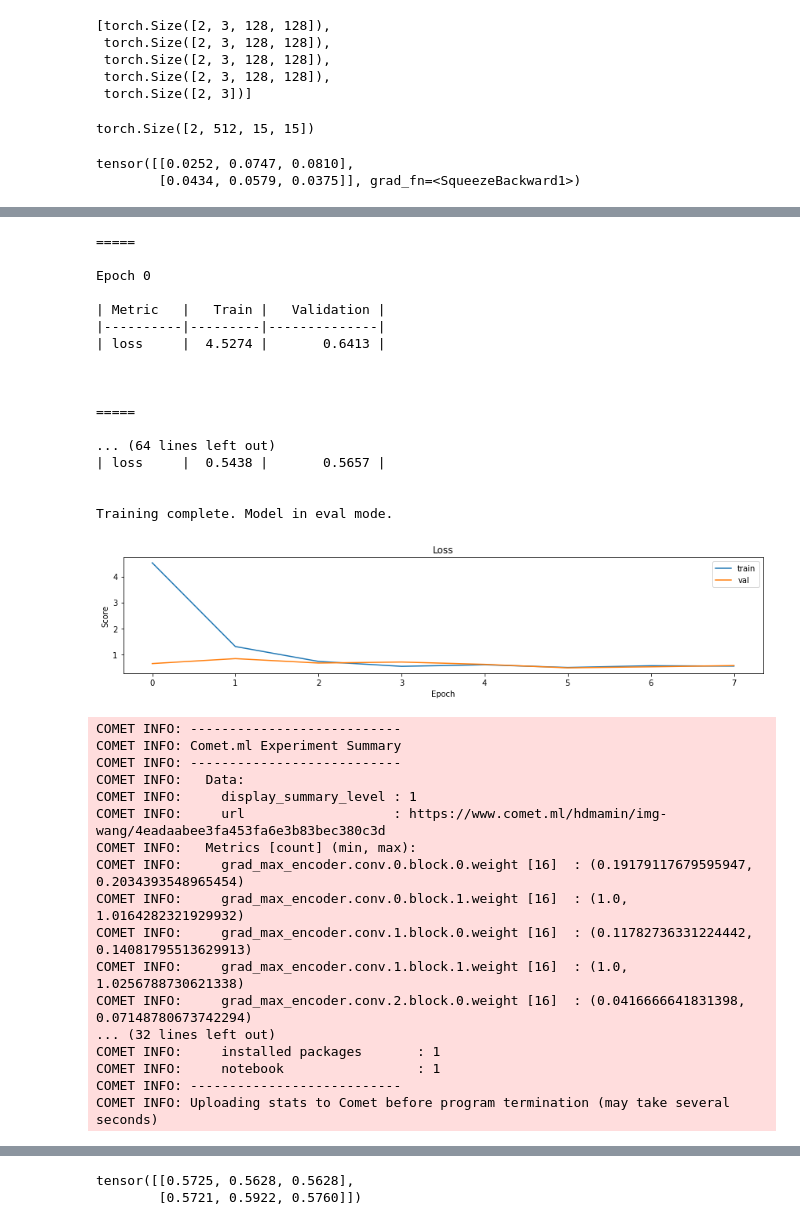
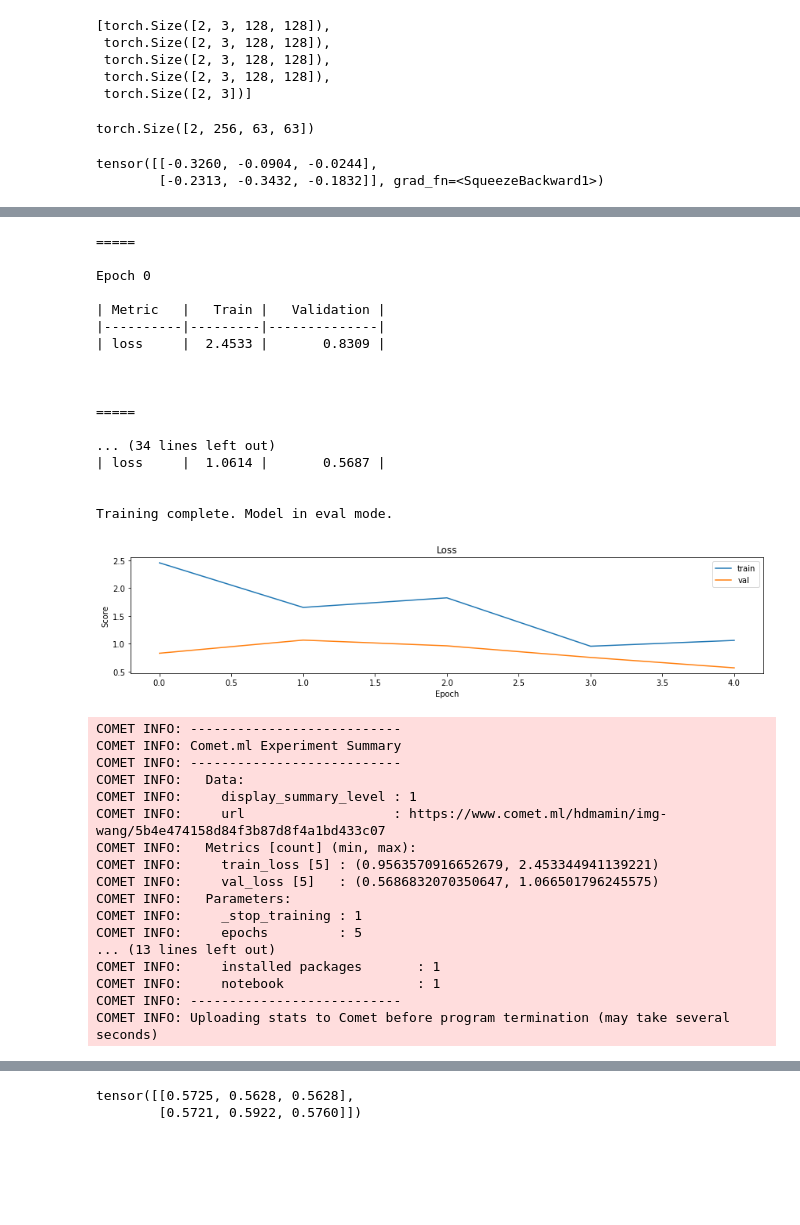
Before and after one commit to hdmamin/self-supervised-vision-exp, a Jupyter notebook: notebooks/nb03-lightning-first-test.ipynb, the cells around one changed output, grey strips where cells are left out. Cells and saved outputs as stored; diff of their text form; code cells hidden in the pictures; blank space fills up the shorter version.

```diff
--- a/notebooks/nb03-lightning-first-test.ipynb
+++ b/notebooks/nb03-lightning-first-test.ipynb
@@ -1123,15 +1121 @@ plt.hist(t.net.head.fc_stack[-1].weight.detach().numpy().flatten())
 from incendio.callbacks import TorchCallback, CometCallback
-# %%
-class CometCallbackWithGrads(CometCallback):
-
-    def after_backward(self, trainer, i, sum_i):
-        name2mean = {}
-        name2max = {}
-        for name, weights in trainer.net.named_parameters():
-            if 'bias' in name or not weights.requires_grad:
-                continue
-            weights = np.abs(weights.detach().numpy())
-            name2mean[name] = weights.mean()
-            name2max[name] = weights.max()
-        self.exp.log_metrics(name2mean, prefix='grad_mean', step=sum_i)
-        self.exp.log_metrics(name2max, prefix='grad_max', step=sum_i)
@@ -1167,29 +1182,28 @@ smap(*xb, yb)
  torch.Size([2, 3, 128, 128]),
  torch.Size([2, 3])]
 # %%
+# net = Unmixer(
+#     Encoder(fs=(8, 64, 512), strides=(2, 2, 2), act=nn.LeakyReLU()),
+#     MLPHead(1024, (512, 128, 1), act=nn.LeakyReLU(), batch_norm=False, post_mult_batch_norm=True, last_act=None)
+# )
+
 net = Unmixer(
-    Encoder(fs=(8, 64, 512), strides=(2, 2, 2), act=nn.LeakyReLU()),
-    MLPHead(1024, (512, 128, 1), act=nn.LeakyReLU(), batch_norm=False, post_mult_batch_norm=True, last_act=None)
+    Encoder(fs=(256,), strides=(2,), act=nn.LeakyReLU()),
+    MLPHead(512, (1,), act=nn.LeakyReLU(), batch_norm=False, post_mult_batch_norm=True, last_act=None)
 )
-
-# net = Unmixer(
-#     Encoder(fs=(16, 256), strides=(1, 1), act=nn.LeakyReLU()),
-#     MLPHead(512, act=nn.LeakyReLU(), batch_norm=False, post_mult_batch_norm=True, last_act=None, ds_n=3,
-#             bias_trick=False)
-# )
 # %%
 net.encoder(xb[0]).shape
 # %% [output]
-torch.Size([2, 512, 15, 15])
+torch.Size([2, 256, 63, 63])
 # %%
 net(*xb)
 # %% [output]
-tensor([[0.0252, 0.0747, 0.0810],
-        [0.0434, 0.0579, 0.0375]], grad_fn=<SqueezeBackward1>)
+tensor([[-0.3260, -0.0904, -0.0244],
+        [-0.2313, -0.3432, -0.1832]], grad_fn=<SqueezeBackward1>)
 # %%
 t = Trainer(net, dst, dsv, dlt, dlv, PairwiseLossReduction(),
             'regression', 'data/models/v0', last_act=torch.sigmoid,
             callbacks=[MetricHistory(None, None),
                        CometCallbackWithGrads('img_wang')])
-t.fit(8)
+t.fit(5)
 # %% [output]
@@ -1221,34 +1219,34 @@ COMET INFO: Experiment is live on comet.ml https://www.comet.ml/hdmamin/img-wang
 =====
 
 Epoch 0
 
 | Metric   |   Train |   Validation |
 |----------|---------|--------------|
-| loss     |  4.5274 |       0.6413 |
+| loss     |  2.4533 |       0.8309 |
 
 
 
 =====
 
-... (64 lines left out)
-| loss     |  0.5438 |       0.5657 |
+... (34 lines left out)
+| loss     |  1.0614 |       0.5687 |
 
 
 Training complete. Model in eval mode.
-[figure, old version]
+[figure, new version]
 COMET INFO: ---------------------------
 COMET INFO: Comet.ml Experiment Summary
 COMET INFO: ---------------------------
 COMET INFO:   Data:
 COMET INFO:     display_summary_level : 1
-COMET INFO:     url                   : https://www.comet.ml/hdmamin/img-wang/4eadaabee3fa453fa6e3b83bec380c3d
+COMET INFO:     url                   : https://www.comet.ml/hdmamin/img-wang/5b4e474158d84f3b87d8f4a1bd433c07
 COMET INFO:   Metrics [count] (min, max):
-COMET INFO:     grad_max_encoder.conv.0.block.0.weight [16]  : (0.19179117679595947, 0.2034393548965454)
-COMET INFO:     grad_max_encoder.conv.0.block.1.weight [16]  : (1.0, 1.0164282321929932)
-COMET INFO:     grad_max_encoder.conv.1.block.0.weight [16]  : (0.11782736331224442, 0.14081795513629913)
-COMET INFO:     grad_max_encoder.conv.1.block.1.weight [16]  : (1.0, 1.0256788730621338)
-COMET INFO:     grad_max_encoder.conv.2.block.0.weight [16]  : (0.0416666641831398, 0.07148780673742294)
-... (32 lines left out)
+COMET INFO:     train_loss [5] : (0.9563570916652679, 2.453344941139221)
+COMET INFO:     val_loss [5]   : (0.5686832070350647, 1.066501796245575)
+COMET INFO:   Parameters:
+COMET INFO:     _stop_training : 1
+COMET INFO:     epochs         : 5
+... (13 lines left out)
 COMET INFO:     installed packages       : 1
 COMET INFO:     notebook                 : 1
 COMET INFO: ---------------------------
```
Also changed, not shown: parts of 18 cells of this notebook, 3 other files.
